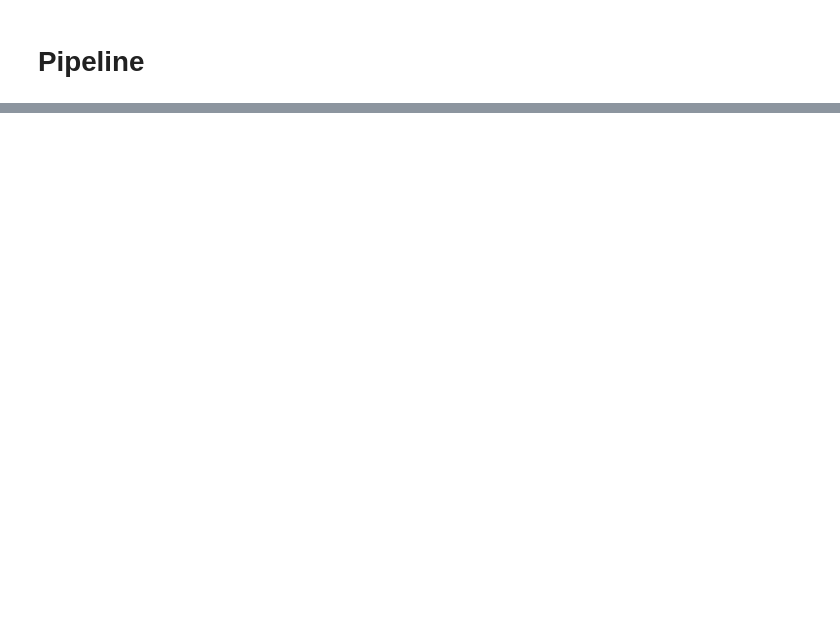
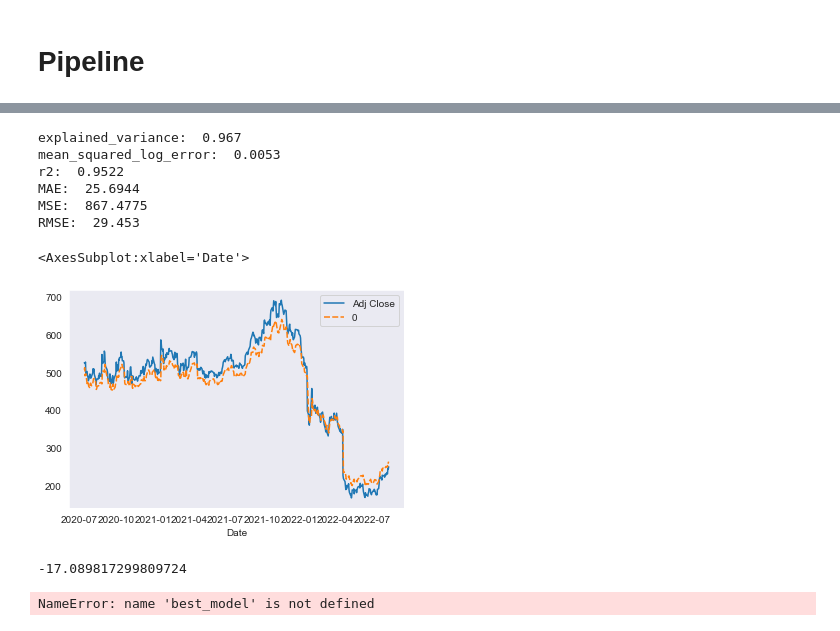
Before and after one commit to Velvox/lhl_capstone, a Jupyter notebook: src/baseline_supervised_v2.ipynb, the cells around one changed output, grey strips where cells are left out. Saved outputs shown, nothing was run; the diff lists cells and outputs as text; code cells hidden in the pictures; blank space fills up the shorter version.

Commit message:
XGBoost optimized for baseline

```diff
--- a/src/baseline_supervised_v2.ipynb
+++ b/src/baseline_supervised_v2.ipynb
@@ -123,0 +182,11 @@ sns.lineplot(data=pred_df)
+# %%
+# make custome scorer
+rmse_score = metrics.make_scorer(functions.rmse, greater_is_better=False)
+# %%
+# instantiate gridsearch and time series CV technique
+gridsearch = GridSearchCV(estimator=pipeline, param_grid=xgb_params, cv=TimeSeriesSplit(n_splits=10), scoring=rmse_score)
+# %%
+# find best model
+gridsearch.fit(X_train, y_train)
+best_model = gridsearch.best_estimator_
+best_score = gridsearch.best_score_
@@ -123,0 +211,26 @@ sns.lineplot(data=pred_df)
+# %%
+# calculate baseline score
+y_pred = best_model.predict(X_test)
+functions.regression_results(y_test, y_pred)
+# %% [output]
+explained_variance:  0.967
+mean_squared_log_error:  0.0053
+r2:  0.9522
+MAE:  25.6944
+MSE:  867.4775
+RMSE:  29.453
+# %%
+# plot predictions
+pred_df = pd.concat([y_test, pd.Series(y_pred, index=y_test.index)], axis=1)
+sns.lineplot(data=pred_df)
+# %% [output]
+<AxesSubplot:xlabel='Date'>
+[figure, added]
+# %%
+gridsearch.best_score_
+# %% [output]
+-17.089817299809724
+# %%
+best_model.steps[1][1].coef_.shape
+# %% [output]
+NameError: name 'best_model' is not defined
```
Also changed, not shown: parts of 24 cells of this notebook, 1 other file.
